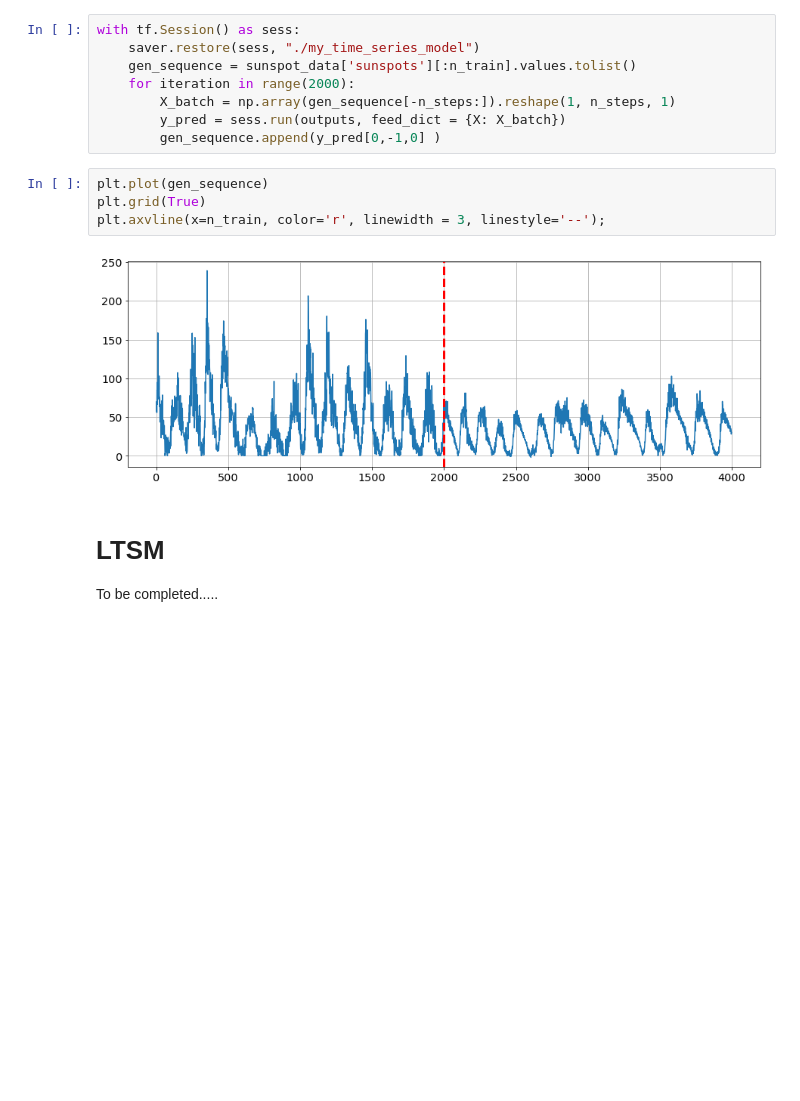
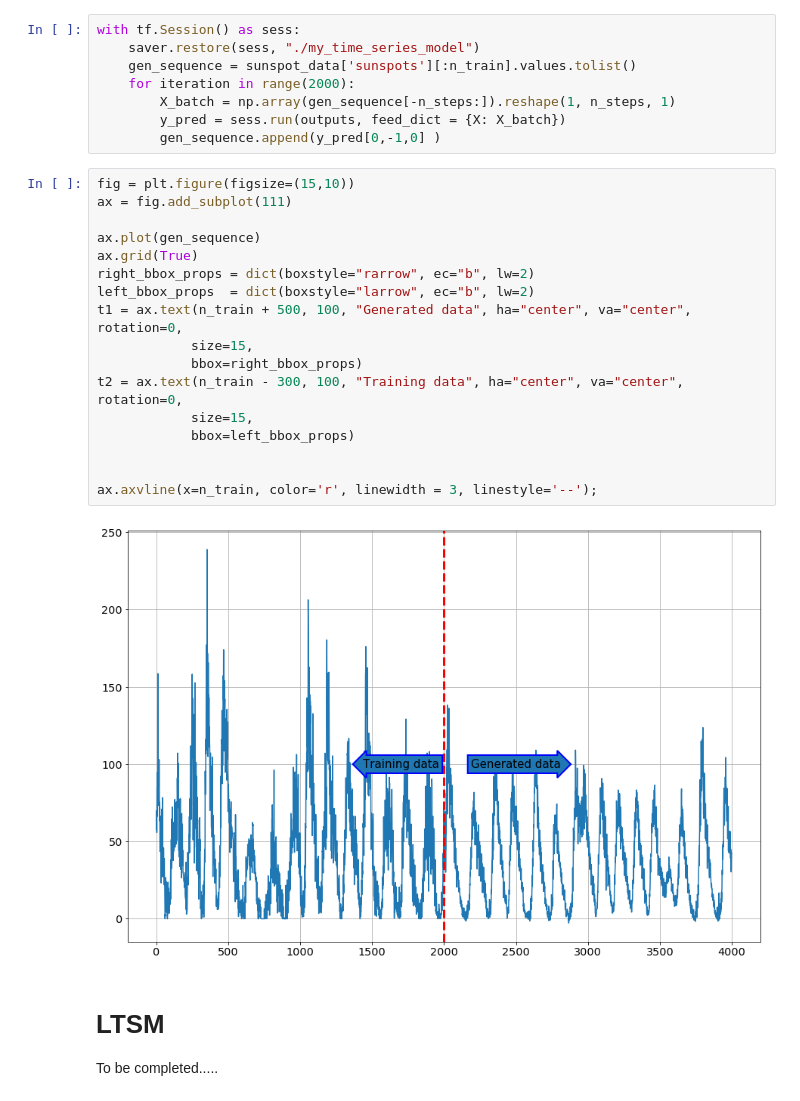
Before and after one commit to kiwidamien/sunspots, a Jupyter notebook: sunspot anomoly detection.ipynb, the cells around one changed output. Drawn from its saved outputs; the diff is of its cells as text; blank space fills up the shorter version.

```diff
--- a/sunspot anomoly detection.ipynb
+++ b/sunspot anomoly detection.ipynb
@@ -218,12 +240,25 @@ with tf.Session() as sess:
         X_batch = np.array(gen_sequence[-n_steps:]).reshape(1, n_steps, 1)
         y_pred = sess.run(outputs, feed_dict = {X: X_batch})
         gen_sequence.append(y_pred[0,-1,0] )
-# %%
-plt.plot(gen_sequence)
-plt.grid(True)
-plt.axvline(x=n_train, color='r', linewidth = 3, linestyle='--');
-# %% [output]
-[figure, removed]
+# %%
+fig = plt.figure(figsize=(15,10))
+ax = fig.add_subplot(111)
+
+ax.plot(gen_sequence)
+ax.grid(True)
+right_bbox_props = dict(boxstyle="rarrow", ec="b", lw=2)
+left_bbox_props  = dict(boxstyle="larrow", ec="b", lw=2)
+t1 = ax.text(n_train + 500, 100, "Generated data", ha="center", va="center", rotation=0,
+            size=15,
+            bbox=right_bbox_props)
+t2 = ax.text(n_train - 300, 100, "Training data", ha="center", va="center", rotation=0,
+            size=15,
+            bbox=left_bbox_props)
+
+
+ax.axvline(x=n_train, color='r', linewidth = 3, linestyle='--');
+# %% [output]
+[figure, added]
 # %% [markdown]
 # LTSM
 
```
Also changed, not shown: parts of 7 cells of this notebook.
